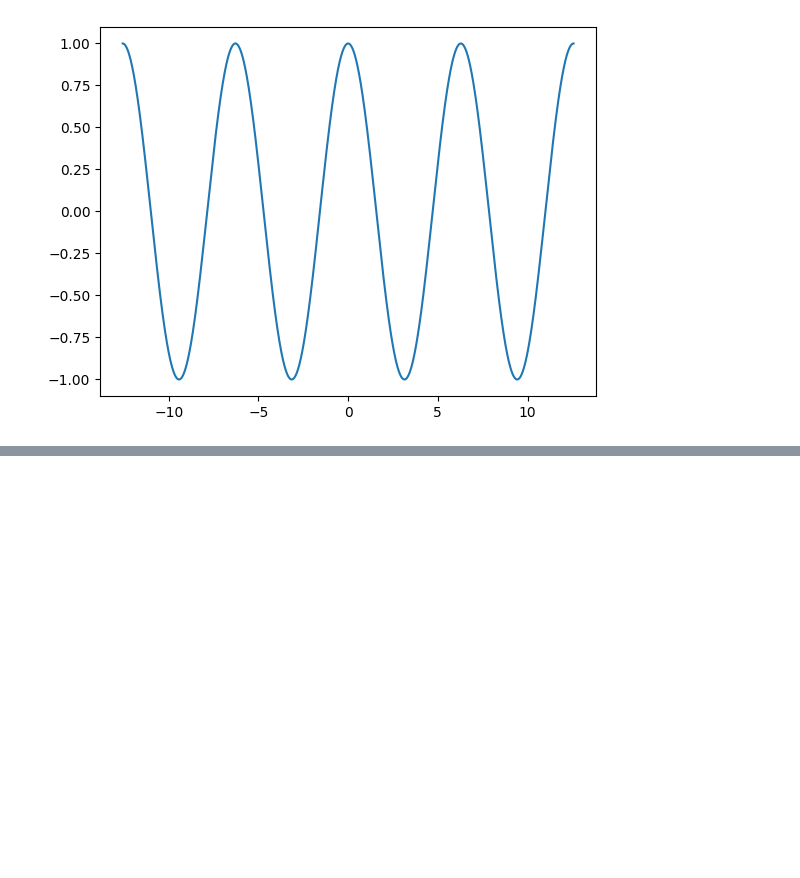
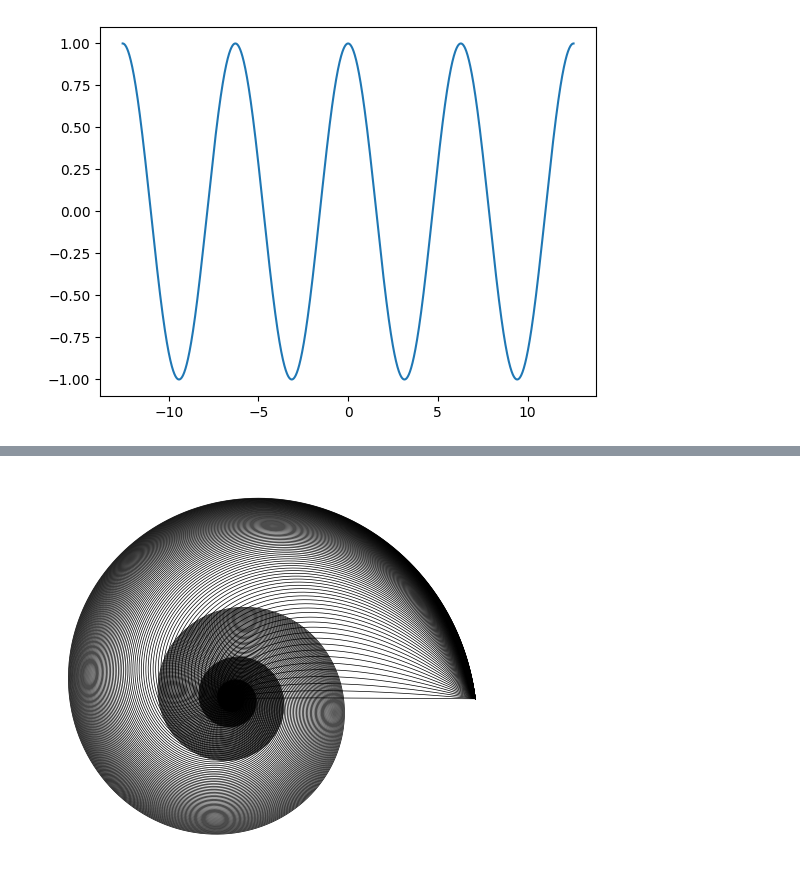
Before and after one commit to viktor-kertanov/master-math, a Jupyter notebook: ch10_art_trigonometry/4_log_spiral.ipynb, the cells around one changed output, grey strips where cells are left out. Cells and saved outputs as stored; diff of their text form; code cells hidden in the pictures; blank space fills up the shorter version.

```diff
--- a/ch10_art_trigonometry/4_log_spiral.ipynb
+++ b/ch10_art_trigonometry/4_log_spiral.ipynb
@@ -37,0 +51,18 @@ ValueError: (1.0311565957253381, 0, 1.0311565957253381) is not a valid value for
+# %%
+pi_scale = 10
+t = np.linspace(0, pi_scale*np.pi, 3000)
+
+spirals_num = 100
+
+for i_idx, i in enumerate(np.linspace(0.01, 8, spirals_num)):
+    k = -i
+    x = np.cos(t)*np.exp(t/k)
+    y = np.sin(t)*np.exp(t/k)
+
+    plt.plot(x, y, linewidth=0.5, color='k')
+plt.gca().set_aspect('equal')
+plt.axis('off')
+plt.savefig('log_spirals_print_print.svg')
+plt.show()
+# %% [output]
+[figure, added]
```
Also changed, not shown: parts of 2 cells of this notebook, 16 other files.
